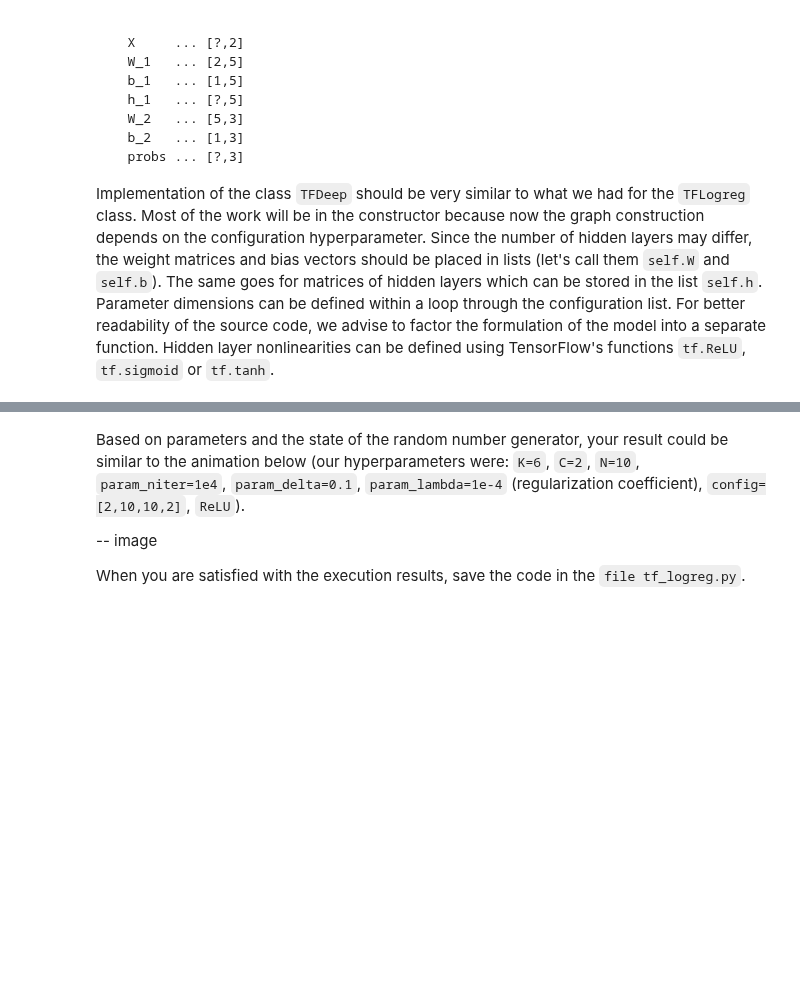
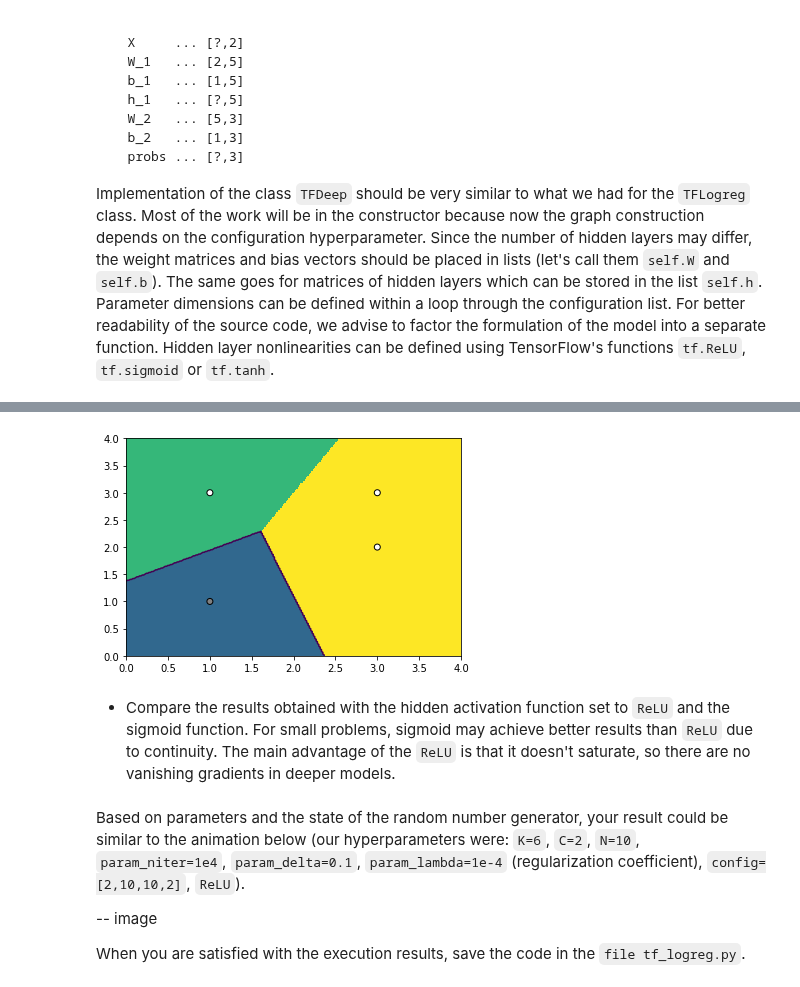
Before and after one commit to lstolcman/deep-learning, a Jupyter notebook: lab1/lab1.ipynb, the cells around one changed output, grey strips where cells are left out. Cells and saved outputs as stored; diff of their text form; code cells hidden in the pictures; blank space fills up the shorter version.

```diff
--- a/lab1/lab1.ipynb
+++ b/lab1/lab1.ipynb
@@ -611,0 +649,46 @@ if __name__ == "__main__":
+# %%
+if __name__ == "__main__":
+    # initialize the random number generator
+    np.random.seed(100)
+    tf.set_random_seed(100)
+    tf.reset_default_graph()
+
+    # instantiate the data X and the labels Yoh_
+    X = data.sample_gmm_2d(4, 2, 40)
+    Y_ = np.array([1,0,2,2])
+    '''
+    Yoh c1 c2 c3
+     x1 0  1  0
+     x2 1  0  0
+     x3 0  0  1
+     x4 0  0  1
+    '''
+    Yoh_ = np.zeros((len(X), len(np.bincount(Y_))))
+    Yoh_[range(len(Y_)), Y_] = 1
+    ## Yoh_s = tf.one_hot(D,C)
+
+    activation_f = tf.nn.relu
+    #activation_f = tf.sigmoid
+    #activation_f = tf.tanh
+
+    configuration = [2, 3]
+
+    # build the graph:
+    tfdeep = TFDeep(configuration, activation_f, 0.5)
+
+    # perform the training with given hyper-parameters:
+    tfdeep.train(X, Yoh_, 1000)
+
+    # predict probabilities of the data points
+    probs = tfdeep.eval(X)
+
+    # print performance (per-class precision and recall)
+
+    # draw results, decision surface
+    decfun = lambda x: tfdeep.eval(x).argmax(axis=1)
+    bbox=(np.min(X-1, axis=0), np.max(X+1, axis=0))
+    data.graph_surface(decfun, bbox, offset=0.5)
+    Y = np.argmax(probs, axis=1)
+    data.graph_data(X, Y_, Y)
+    plt.show()
+# %% [output]
@@ -612,3 +708,6 @@ if __name__ == "__main__":
+[figure, added]
+# %% [markdown]
+- Compare the results obtained with the hidden activation function set to `ReLU` and the sigmoid function. For small problems, sigmoid may achieve better results than `ReLU` due to continuity. The main advantage of the `ReLU` is that it doesn't saturate, so there are no vanishing gradients in deeper models.
 # %% [markdown]
 
 Based on parameters and the state of the random number generator, your result could be similar to the animation below (our hyperparameters were: `K=6`, `C=2`, `N=10`, `param_niter=1e4`, `param_delta=0.1`, `param_lambda=1e-4` (regularization coefficient), `config=[2,10,10,2]`, `ReLU`).
```
Also changed, not shown: parts of 5 cells of this notebook.
